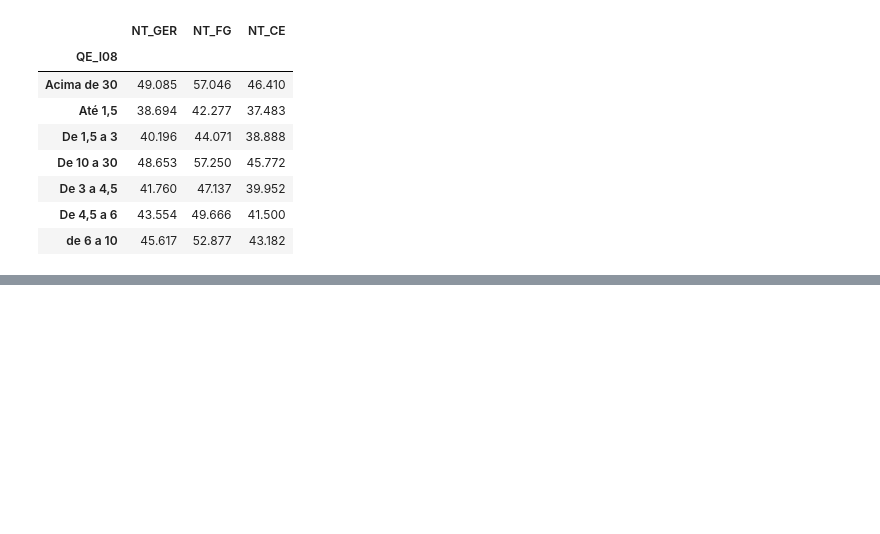
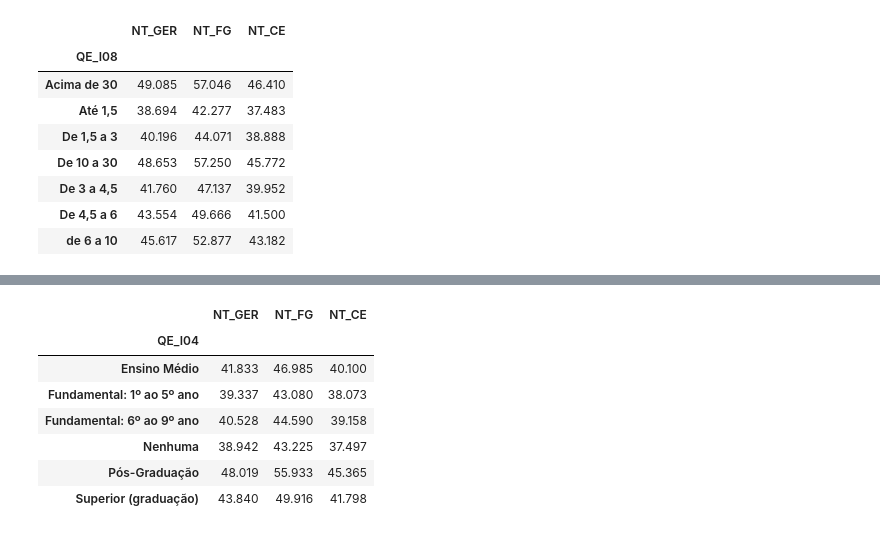
Before and after one commit to KattsonBastos/bahia_enade18_analysis, a Jupyter notebook: notebooks/v01_enade18.ipynb, the cells around one changed output, grey strips where cells are left out. Drawn from its saved outputs; the diff is of its cells as text; code cells hidden in the pictures; blank space fills up the shorter version.

```diff
--- a/notebooks/v01_enade18.ipynb
+++ b/notebooks/v01_enade18.ipynb
@@ -1185,0 +1190,12 @@ df3[['QE_I08','NT_GER','NT_FG','NT_CE']].groupby('QE_I08').mean()
+# %%
+# Comparing the mean and the median
+df3[['QE_I04','NT_GER','NT_FG','NT_CE']].groupby('QE_I04').mean()
+# %% [output]
+|  | NT_GER | NT_FG | NT_CE |
+| QE_I04 |  |  |  |
+| Ensino Médio | 41.833 | 46.985 | 40.100 |
+| Fundamental: 1º ao 5º ano | 39.337 | 43.080 | 38.073 |
+| Fundamental: 6º ao 9º ano | 40.528 | 44.590 | 39.158 |
+| Nenhuma | 38.942 | 43.225 | 37.497 |
+| Pós-Graduação | 48.019 | 55.933 | 45.365 |
+| Superior (graduação) | 43.840 | 49.916 | 41.798 |
```
Also changed, not shown: parts of 6 cells of this notebook.
